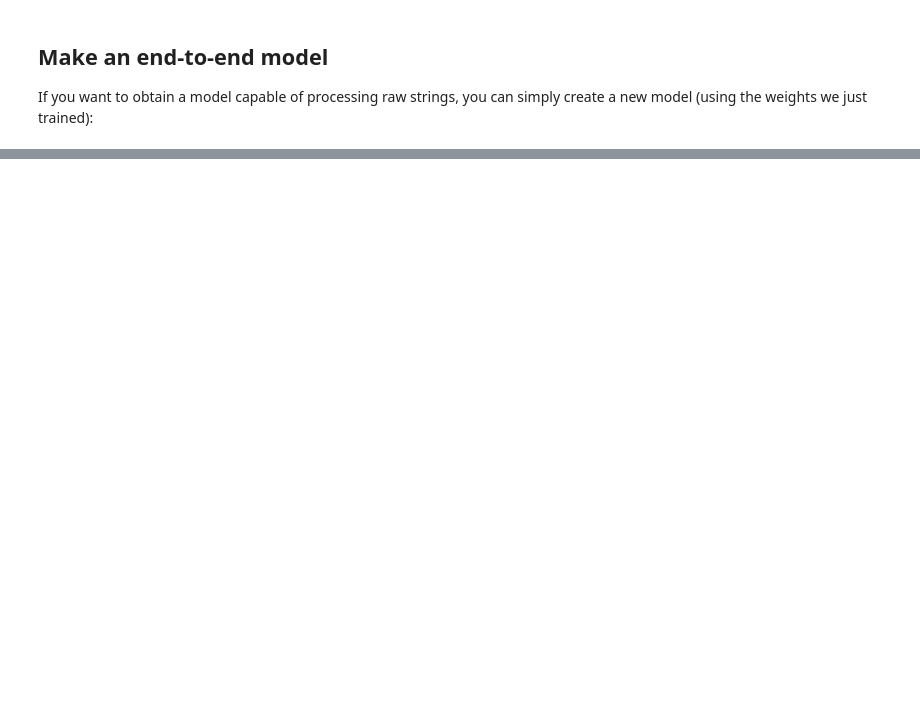
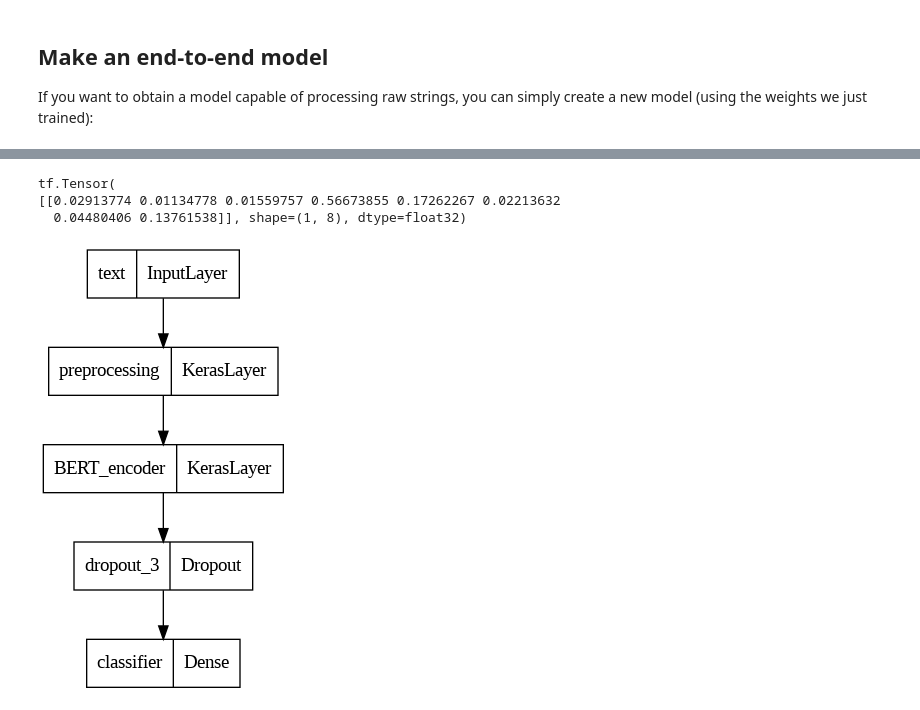
Before and after one commit to Sergey-Misyura/Pet-projects-DS, a Jupyter notebook: Movie review classifier/Movie review classifier.ipynb, the cells around one changed output, grey strips where cells are left out. Drawn from its saved outputs; the diff is of its cells as text; code cells hidden in the pictures; blank space fills up the shorter version.

Commit message:
Update movie review classifier

```diff
--- a/Movie review classifier/Movie review classifier.ipynb
+++ b/Movie review classifier/Movie review classifier.ipynb
@@ -377,12 +342,0 @@ model.compile(loss='sparse_categorical_crossentropy', optimizer="adam", metrics=
-# %%
-inputs = tf.keras.Input(shape=(None,), dtype="int64")
-
-x = layers.Embedding(max_features, embedding_dim)(inputs)
-x = layers.Bidirectional(layers.LSTM(64, return_sequences=True))(x)
-x = layers.Bidirectional(layers.LSTM(64))(x)
-predictions = tf.keras.layers.Dense(10, activation="softmax", name="predictions")(x)
-
-model = tf.keras.Model(inputs, predictions)
-
-# Compile the model with binary crossentropy loss and an adam optimizer.
-model.compile(loss='sparse_categorical_crossentropy', optimizer="adam", metrics=["accuracy"])
@@ -451,0 +414,4 @@ yhat_
+# %%
+bert_model_name = 'small_bert/bert_en_uncased_L-4_H-512_A-8'
+tfhub_handle_encoder = 'https://tfhub.dev/tensorflow/small_bert/bert_en_uncased_L-4_H-512_A-8/1'
+tfhub_handle_preprocess = 'https://tfhub.dev/tensorflow/bert_en_uncased_preprocess/3'
@@ -451,0 +464,25 @@ yhat_
+# %%
+def build_classifier_model():
+  text_input = tf.keras.layers.Input(shape=(), dtype=tf.string, name='text')
+  preprocessing_layer = hub.KerasLayer(tfhub_handle_preprocess, name='preprocessing')
+  encoder_inputs = preprocessing_layer(text_input)
+
+  encoder = hub.KerasLayer(tfhub_handle_encoder, trainable=True, name='BERT_encoder')
+  outputs = encoder(encoder_inputs)
+  net = outputs['pooled_output']
+  net = tf.keras.layers.Dropout(0.1)(net)
+  net = tf.keras.layers.Dense(8, activation="softmax", name='classifier')(net)
+
+  return tf.keras.Model(text_input, net)
+# %%
+classifier_model = build_classifier_model()
+bert_raw_result = classifier_model(tf.constant(text_test))
+print(bert_raw_result)
+# %% [output]
+tf.Tensor(
+[[0.02913774 0.01134778 0.01559757 0.56673855 0.17262267 0.02213632
+  0.04480406 0.13761538]], shape=(1, 8), dtype=float32)
+# %%
+tf.keras.utils.plot_model(classifier_model)
+# %% [output]
+[figure, added]
```
Also changed, not shown: parts of 35 cells of this notebook.
